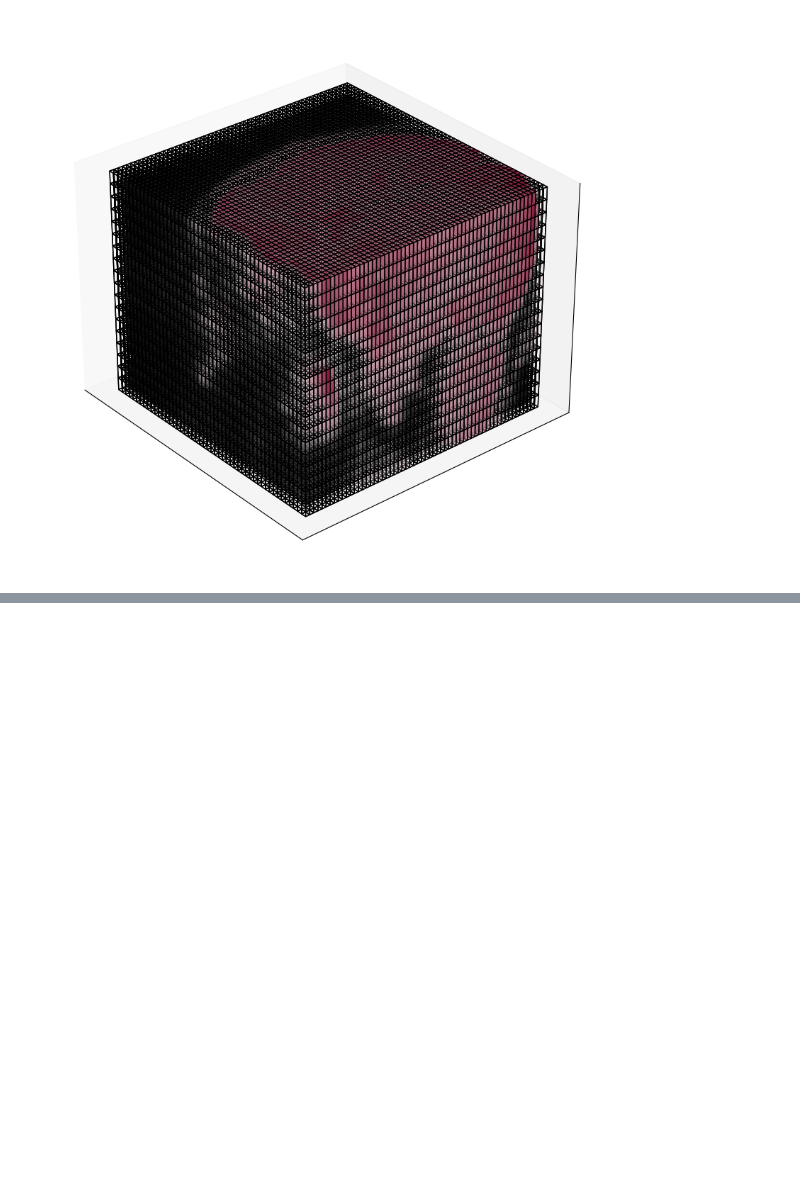
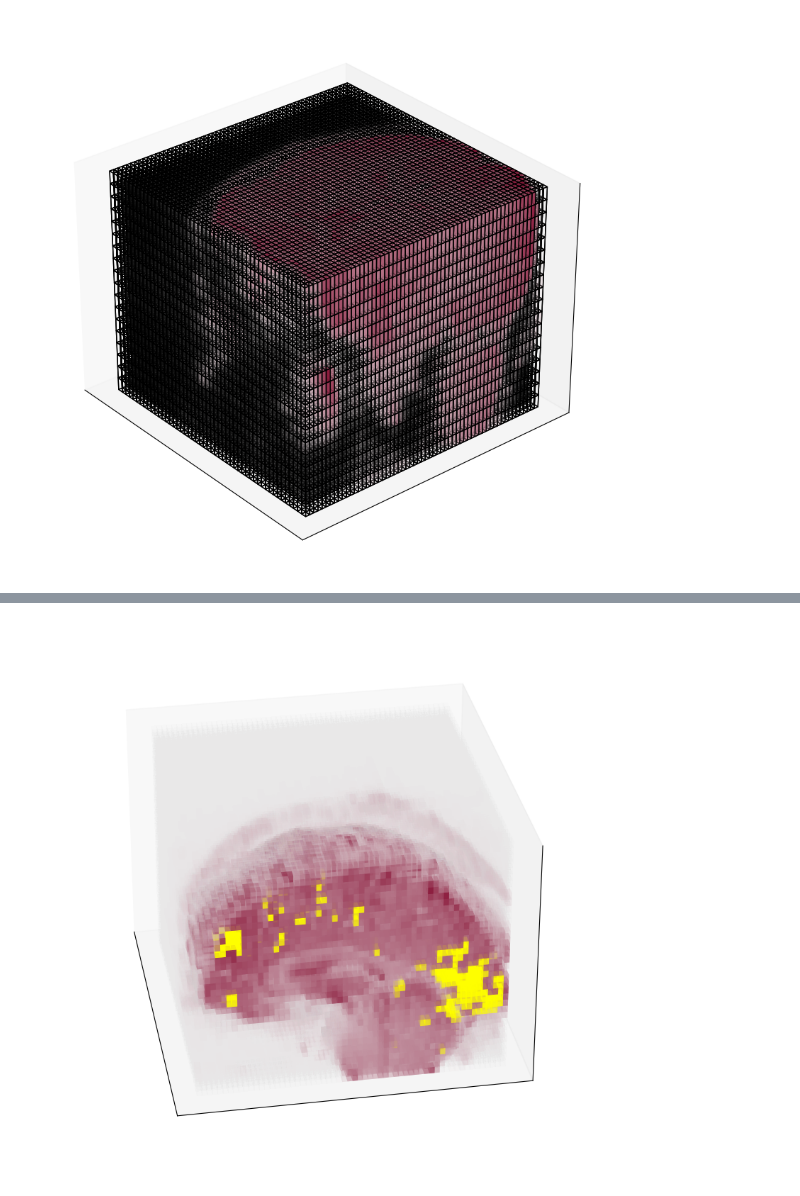
Before and after one commit to juanesfco/Thesis, a Jupyter notebook: realData.ipynb, the cells around one changed output, grey strips where cells are left out. Cells and saved outputs as stored; diff of their text form; code cells hidden in the pictures; blank space fills up the shorter version.

```diff
--- a/realData.ipynb
+++ b/realData.ipynb
@@ -442,3 +483,7 @@ plot_cube_large(arr[:50,10:70,:18],'Thesis_MS_ScientificComputing_FlorezCoronel_
+# %%
+plot_cube_act(arr[:37,10:70,:], act[:37,10:70,:], 'Thesis_MS_ScientificComputing_FlorezCoronel_JuanE/images/plot3dAct2.png',350)
+# %% [output]
+[figure, added]
 # %%
 filled = np.array([
     [[1,0,0],
```
Also changed, not shown: parts of 5 cells of this notebook, 2 other files.
